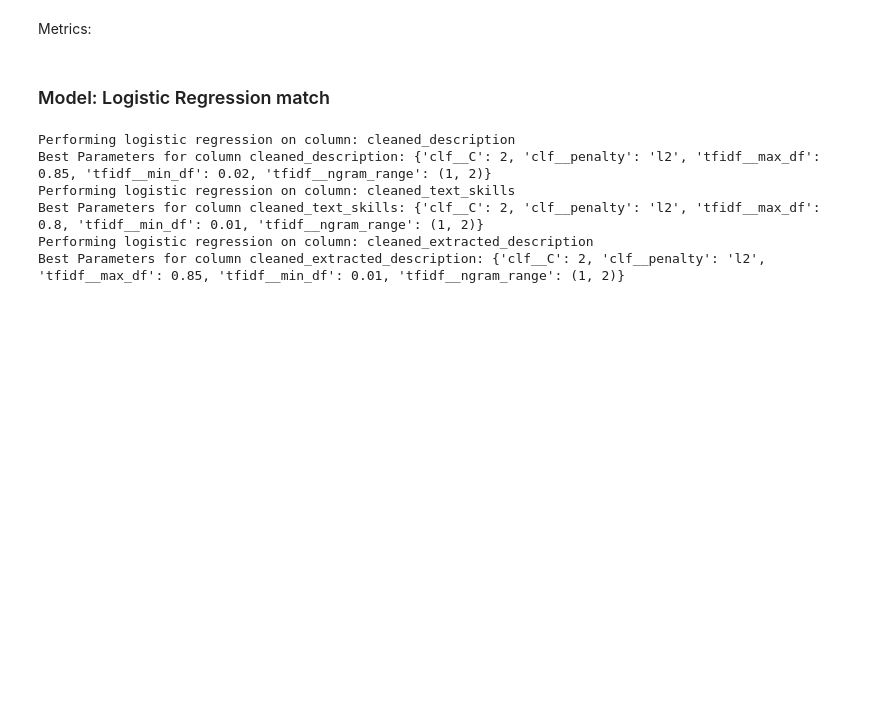
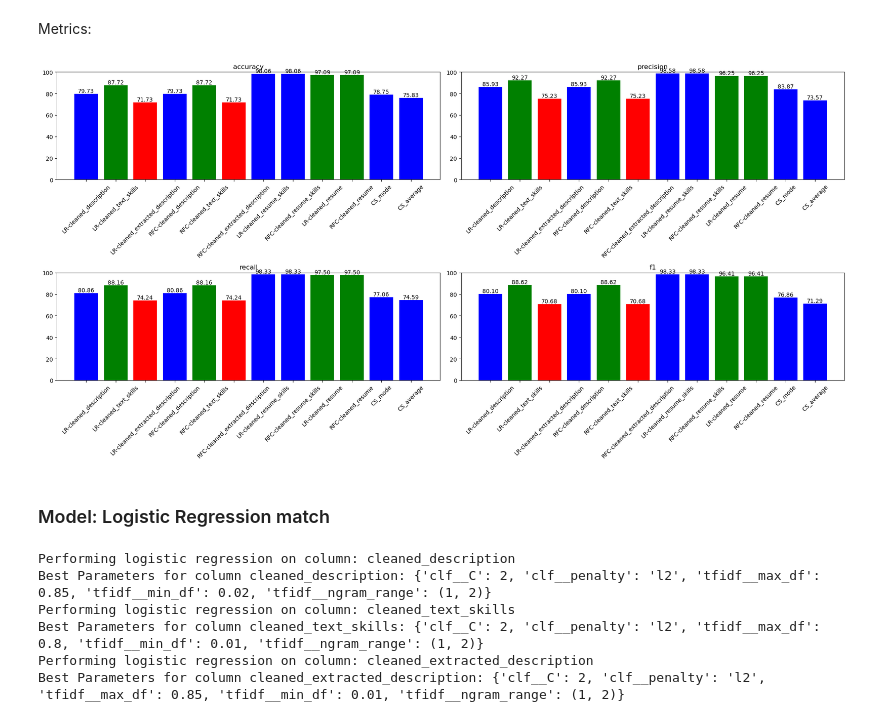
Before and after one commit to ollie-gats/intro_nlp_final_project, a Jupyter notebook: GatlandBoxhoDiGianvito_NLP.ipynb, the cells around one changed output. Drawn from its saved outputs; the diff is of its cells as text; code cells hidden in the pictures; blank space fills up the shorter version.

```diff
--- a/GatlandBoxhoDiGianvito_NLP.ipynb
+++ b/GatlandBoxhoDiGianvito_NLP.ipynb
@@ -1222,10 +1239,12 @@ Metrics:
 # %% [markdown]
 Metrics:
 # %%
-# y_true = df_result["Category"]
-# y_pred = df_result["job_title_avg_cs"]
-# metrics.run(y_true, y_pred, 'CS_average')
-# metrics.plot()
+y_true = df_resume["Category"]
+y_pred = df_resume["job_title_avg_cs"]
+metrics.run(y_true, y_pred, 'CS_average')
+metrics.plot()
+# %% [output]
+[figure, added]
 # %% [markdown]
 ### Model: Logistic Regression match
 # %%
```
Also changed, not shown: parts of 13 cells of this notebook.
